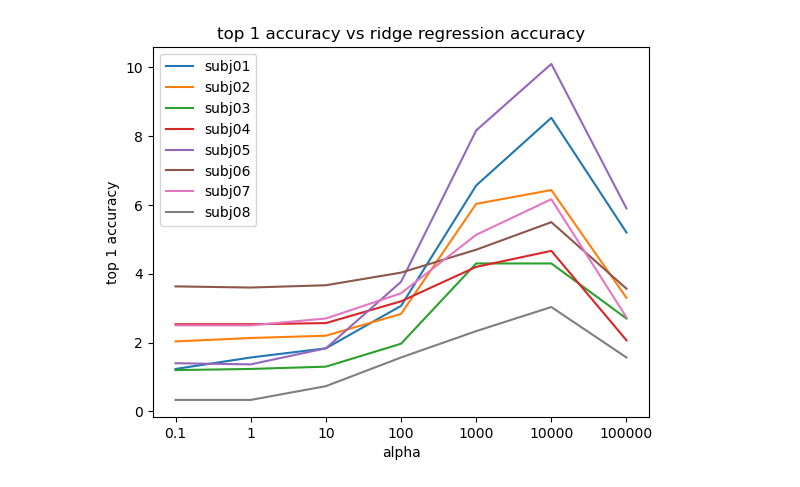
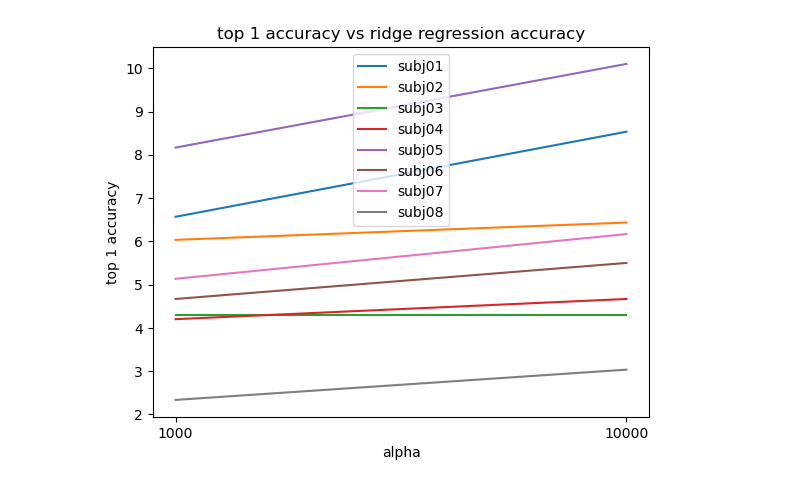
Before and after one commit to efirdc/Neurophysiological-Data-Decoding, a Jupyter notebook: research/notebooks/natural-scenes/nsd-decoding2.ipynb, the cells around one changed output. Cells and saved outputs as stored; diff of their text form; code cells hidden in the pictures.

```diff
--- a/research/notebooks/natural-scenes/nsd-decoding2.ipynb
+++ b/research/notebooks/natural-scenes/nsd-decoding2.ipynb
@@ -403,12 +357,13 @@ subj05
 # %%
+alpha_grid = (1000, 10000)
 x = np.arange(len(alpha_grid))
 plt.xlabel('alpha')
 plt.ylabel('top 1 accuracy')
 plt.title('top 1 accuracy vs ridge regression accuracy')
 for subject_name, top_1 in results.items():
     plt.plot(x, np.array(top_1) * 100, label=subject_name)
     plt.xticks(x, alpha_grid)
 plt.legend()
 plt.show()
 # %% [output]
-[figure, old version]
+[figure, new version]
```
Also changed, not shown: parts of 9 cells of this notebook, 10 other files.
